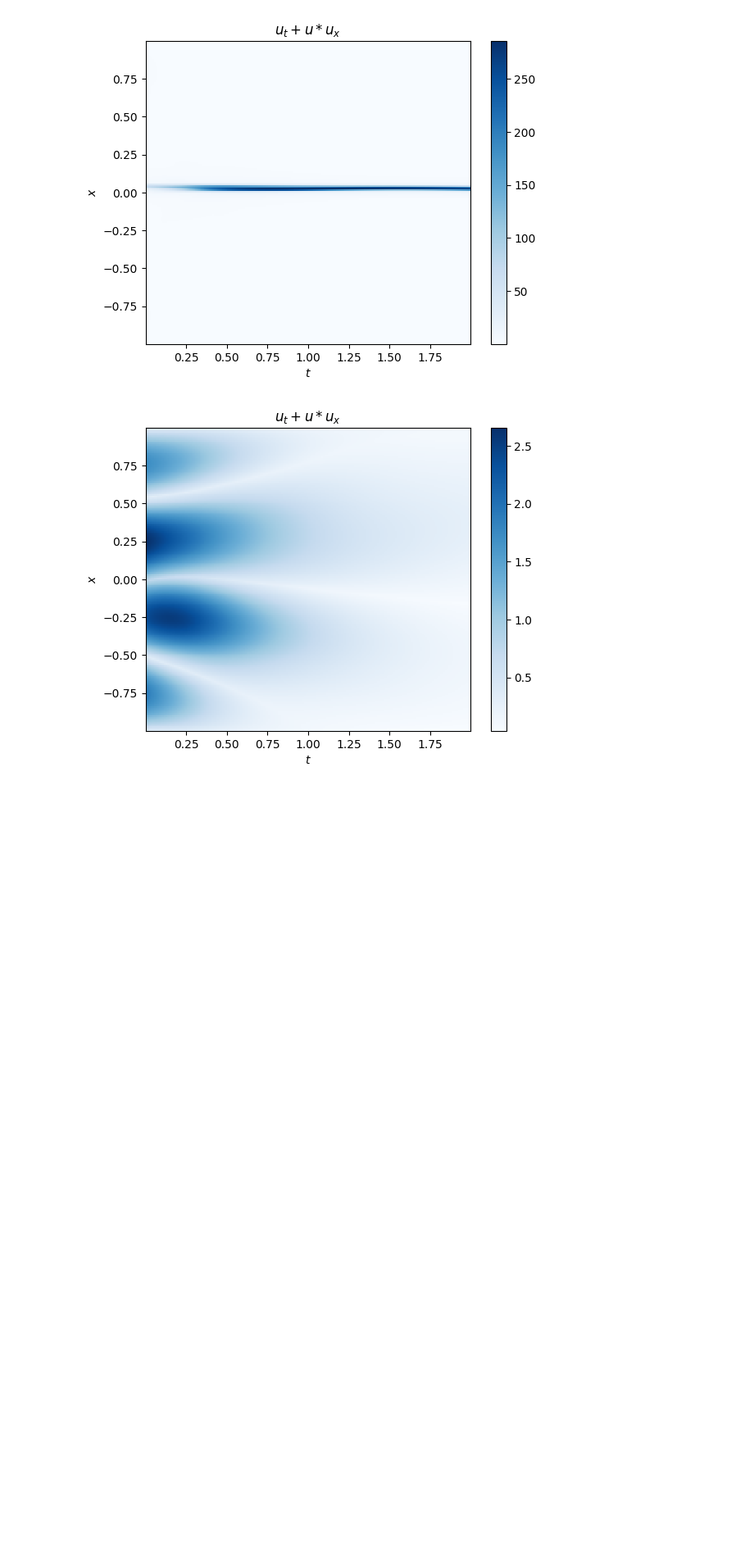
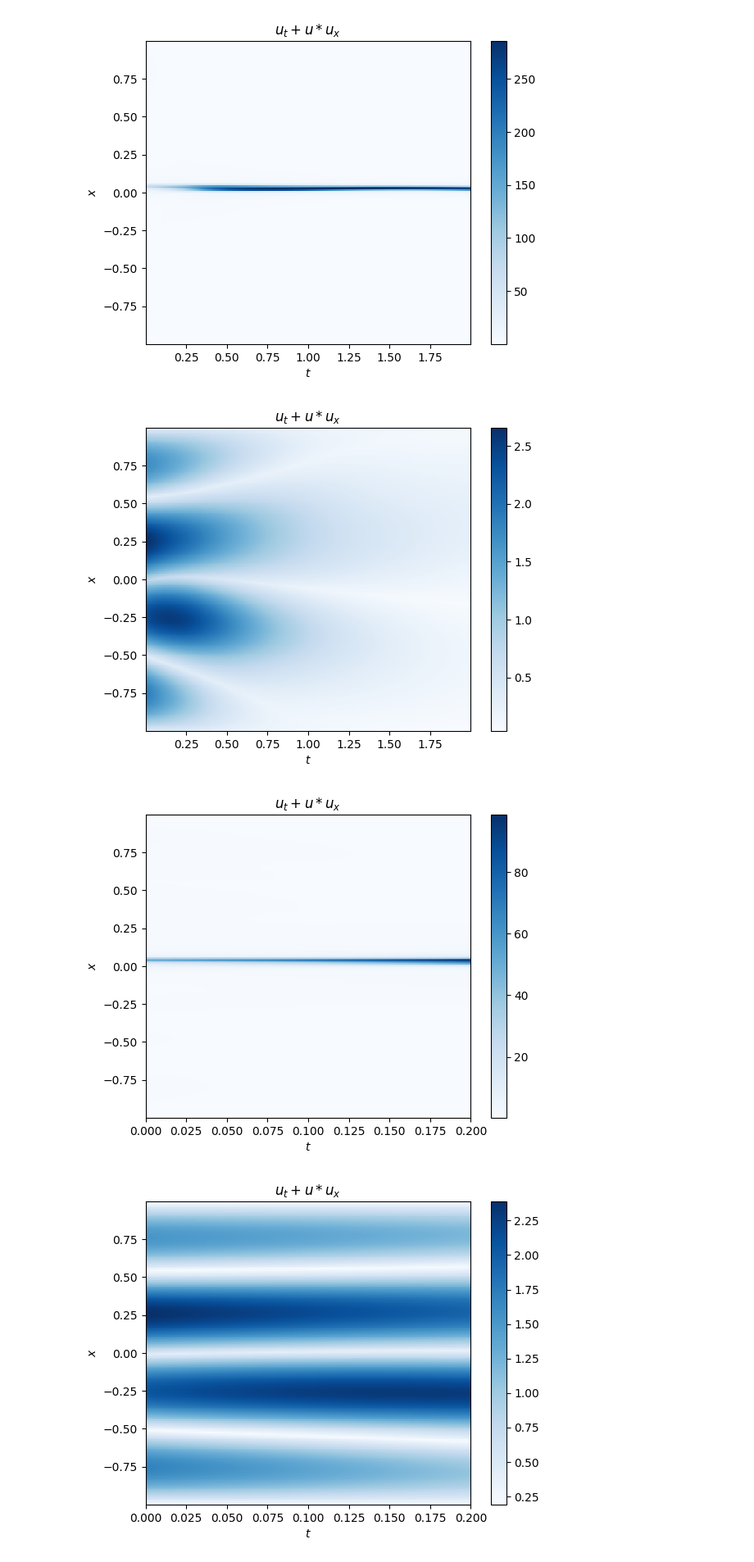
Before and after one commit to avaljotsingh/Verification-of-PINNs, a Jupyter notebook: experiments/Bounds Calculation.ipynb, the cells around one changed output. Shown at 82% size. Drawn from its saved outputs; the diff is of its cells as text; code cells hidden in the pictures; blank space fills up the shorter version.

```diff
--- a/experiments/Bounds Calculation.ipynb
+++ b/experiments/Bounds Calculation.ipynb
@@ -141,0 +156,11 @@ Pinn-burgers_weak: (-1.8750503478675782, 1.7940629348133044)
+# %%
+# Time between 0.2 and 1
+model1 = "../trained_models/pinn-burgers.pt"
+model2 = "../trained_models/pinn-burgers_weak.pt"
+partitions = 100
+inpt_range = (0.2, 1)
+bounds1 = compute_pinn_bounds_using_input_splitting(model1, partitions, inpt_range=inpt_range)
+bounds2 = compute_pinn_bounds_using_input_splitting(model2, partitions, inpt_range=inpt_range)
+
+print("Pinn-burgers:", bounds1)
+print("Pinn-burgers_weak:", bounds2)
@@ -183,3 +211,13 @@ visualize_per_partition_bounds(model2, partitions)
 # %% [output]
 [figure]
 [figure]
+# %%
+model1 = "../trained_models/pinn-burgers.pt"
+model2 = "../trained_models/pinn-burgers_weak.pt"
+partitions = 200
+inpt_range = (0, 0.2)
+visualize_per_partition_bounds(model1, partitions, inpt_range=inpt_range)
+visualize_per_partition_bounds(model2, partitions, inpt_range=inpt_range)
+# %% [output]
+[figure, added]
+[figure, added]
```
Also changed, not shown: parts of 3 cells of this notebook, 1 other file.
